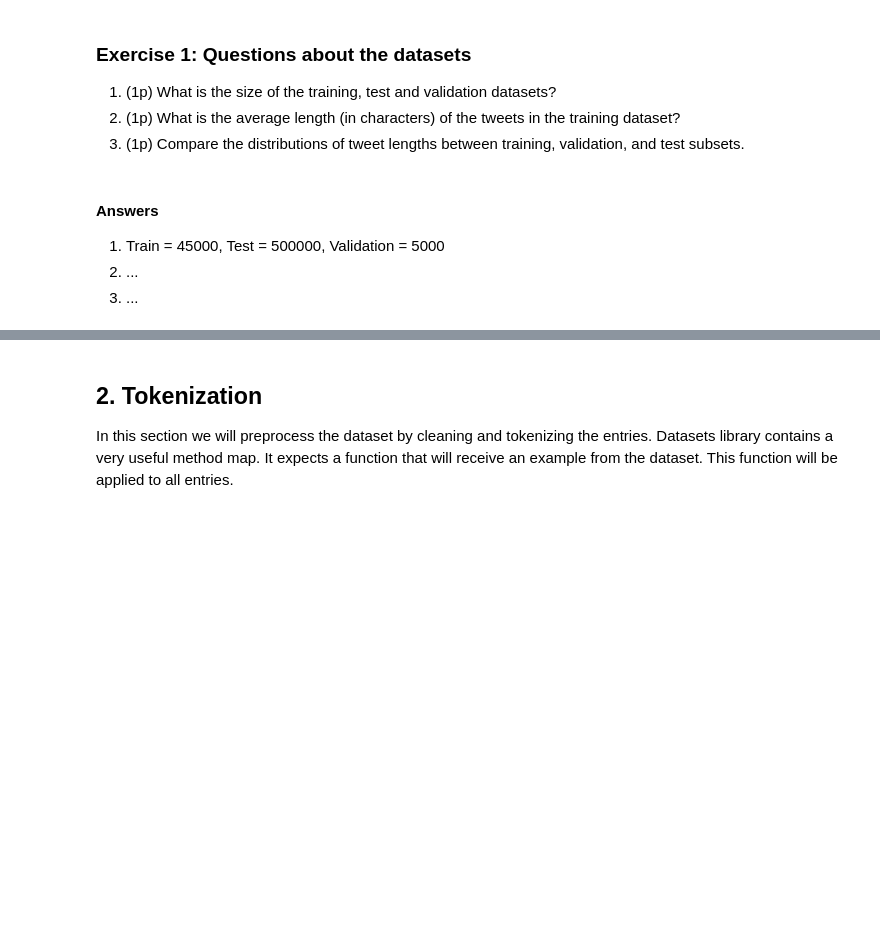
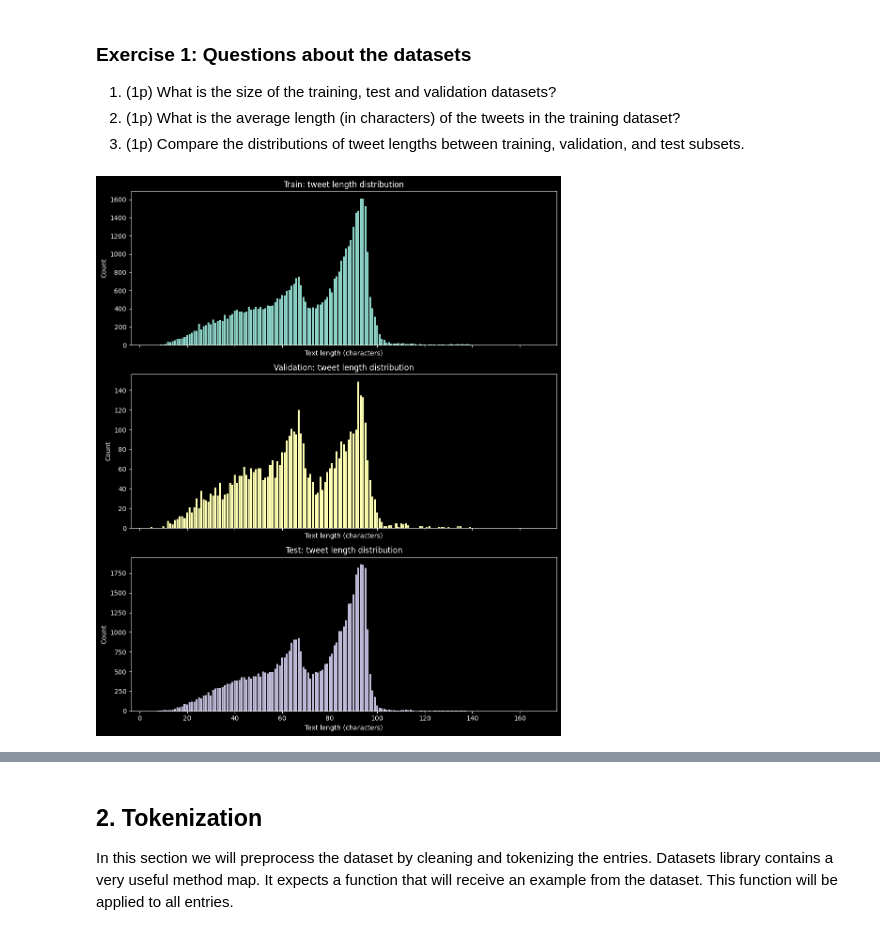
Before and after one commit to lauraa169/NLP_labs, a Jupyter notebook: lab1_empty.ipynb, the cells around one changed output, grey strips where cells are left out. Drawn from its saved outputs; the diff is of its cells as text; code cells hidden in the pictures; blank space fills up the shorter version.

```diff
--- a/lab1_empty.ipynb
+++ b/lab1_empty.ipynb
@@ -309,5 +318,36 @@ pd.DataFrame(dataset['train']).groupby('text_length')['text_length'].count().plo
-# %% [markdown]
-#### Answers
-1. Train = 45000, Test = 500000, Validation = 5000
-2. ...
-3. ...
+# %%
+#Q2
+def getAverage(dataset):
+    total_length = 0
+    for instance in dataset['train']:
+        total_length += len(instance['text'])
+    return total_length/len(dataset['train'])
+
+print(getAverage(dataset))
+
+#Q3
+train_lengths = pd.DataFrame(dataset['train']).groupby('text_length')['text_length'].count()
+val_lengths = pd.DataFrame(dataset['validation']).groupby('text_length')['text_length'].count()
+test_lengths = pd.DataFrame(dataset['test']).groupby('text_length')['text_length'].count()
+
+fig, axes = plt.subplots(3, 1, figsize=(10, 12), sharex=True)
+
+axes[0].bar(train_lengths.index, train_lengths.values, color='C0')
+axes[0].set_title('Train: tweet length distribution')
+axes[0].set_xlabel('Text length (characters)')
+axes[0].set_ylabel('Count')
+
+axes[1].bar(val_lengths.index, val_lengths.values, color='C1')
+axes[1].set_title('Validation: tweet length distribution')
+axes[1].set_xlabel('Text length (characters)')
+axes[1].set_ylabel('Count')
+
+axes[2].bar(test_lengths.index, test_lengths.values, color='C2')
+axes[2].set_title('Test: tweet length distribution')
+axes[2].set_xlabel('Text length (characters)')
+axes[2].set_ylabel('Count')
+
+plt.tight_layout()
+plt.show()
+# %% [output]
+[figure, added]
```
Also changed, not shown: parts of 21 cells of this notebook.
